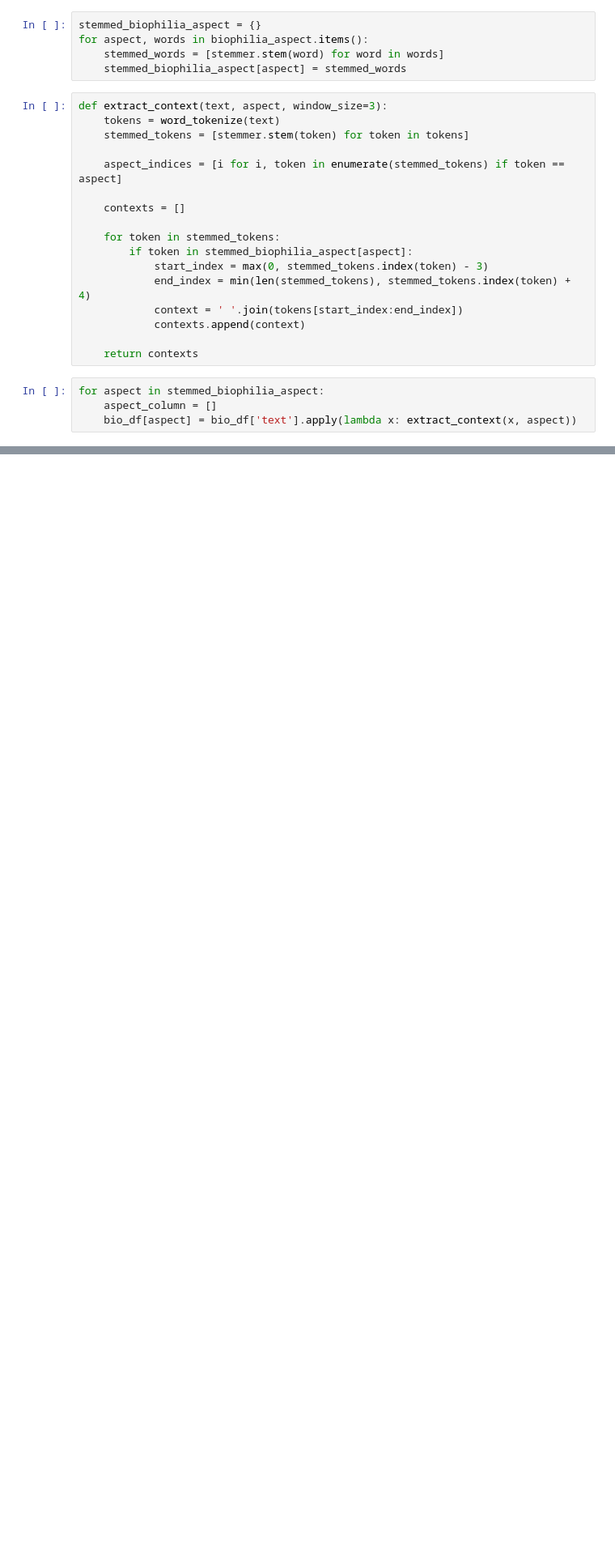
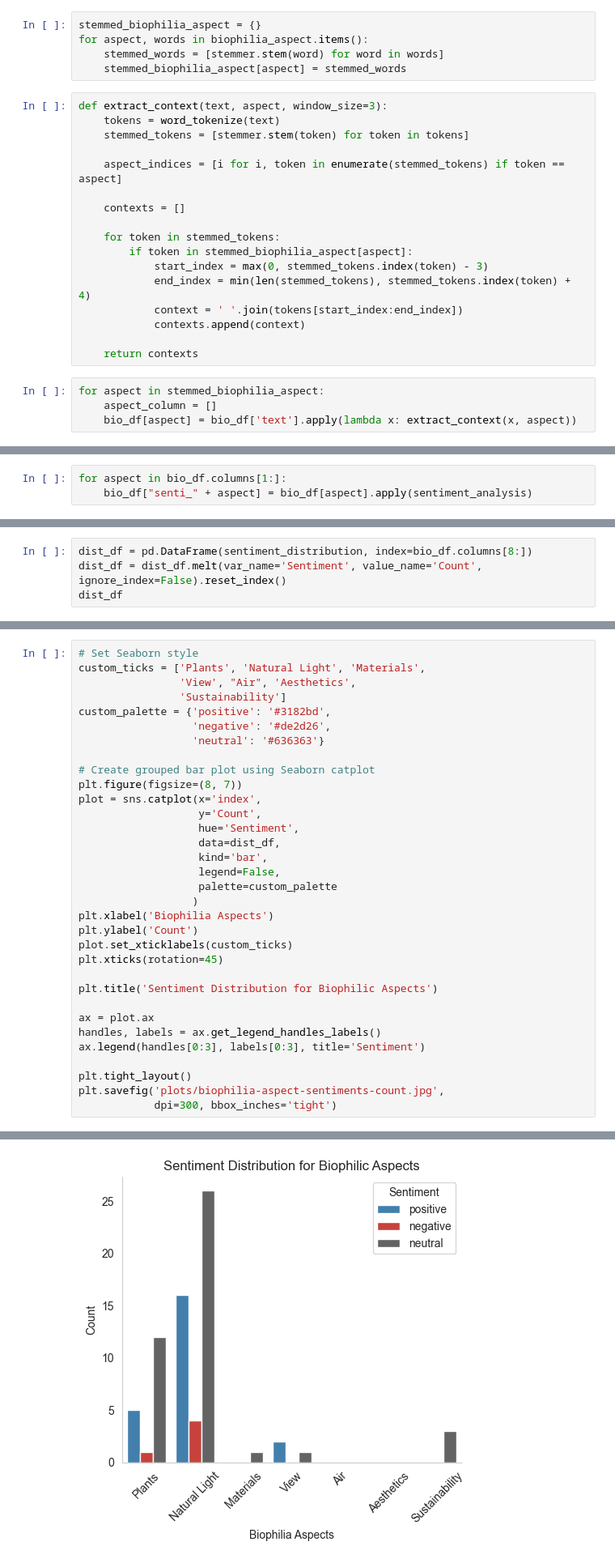
Before and after one commit to shrutirao94/language-comfort-emotions, a Jupyter notebook: sentiment-analysis.ipynb, the cells around one changed output, grey strips where cells are left out. Shown at 81% size. Saved outputs shown, nothing was run; the diff lists cells and outputs as text; blank space fills up the shorter version.

```diff
--- a/sentiment-analysis.ipynb
+++ b/sentiment-analysis.ipynb
@@ -703,0 +730,3 @@ bio_df
+# %%
+for aspect in bio_df.columns[1:]:
+    bio_df["senti_" + aspect] = bio_df[aspect].apply(sentiment_analysis)
@@ -703,0 +758,4 @@ bio_df
+# %%
+dist_df = pd.DataFrame(sentiment_distribution, index=bio_df.columns[8:])
+dist_df = dist_df.melt(var_name='Sentiment', value_name='Count', ignore_index=False).reset_index()
+dist_df
@@ -703,0 +780,34 @@ bio_df
+# %%
+# Set Seaborn style
+custom_ticks = ['Plants', 'Natural Light', 'Materials',
+                'View', "Air", 'Aesthetics',
+                'Sustainability']
+custom_palette = {'positive': '#3182bd',
+                  'negative': '#de2d26',
+                  'neutral': '#636363'}
+
+# Create grouped bar plot using Seaborn catplot
+plt.figure(figsize=(8, 7))
+plot = sns.catplot(x='index',
+                   y='Count',
+                   hue='Sentiment',
+                   data=dist_df,
+                   kind='bar',
+                   legend=False,
+                   palette=custom_palette
+                  )
+plt.xlabel('Biophilia Aspects')
+plt.ylabel('Count')
+plot.set_xticklabels(custom_ticks)
+plt.xticks(rotation=45)
+
+plt.title('Sentiment Distribution for Biophilic Aspects')
+
+ax = plot.ax
+handles, labels = ax.get_legend_handles_labels()
+ax.legend(handles[0:3], labels[0:3], title='Sentiment')
+
+plt.tight_layout()
+plt.savefig('plots/biophilia-aspect-sentiments-count.jpg',
+            dpi=300, bbox_inches='tight')
+# %% [output]
@@ -703,0 +815 @@ bio_df
+[figure, added]
```
Also changed, not shown: parts of 13 cells of this notebook.
